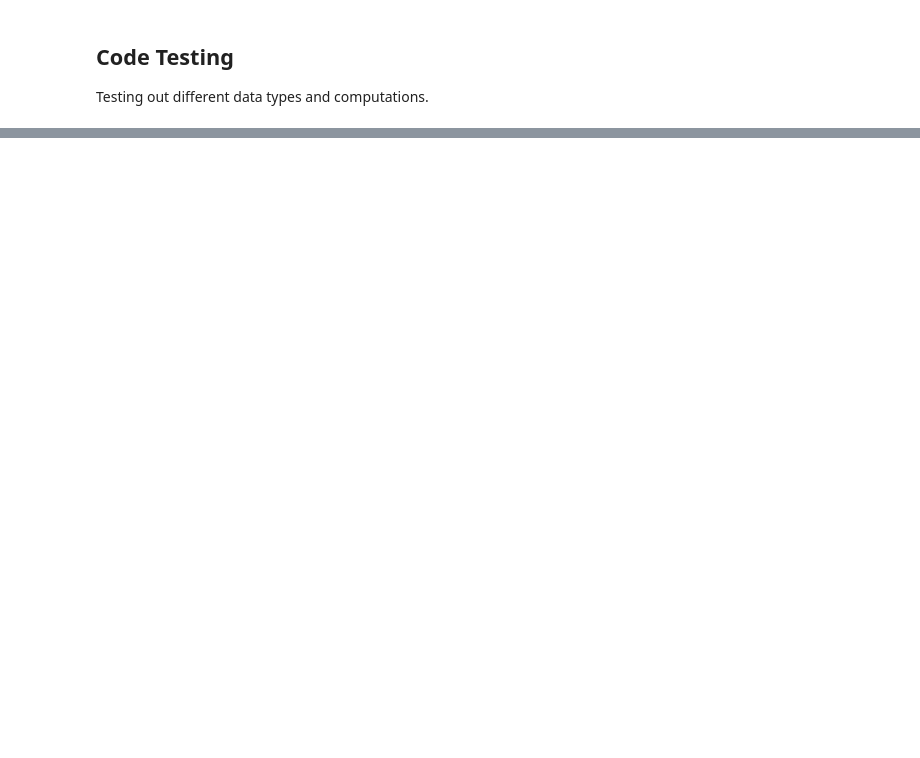
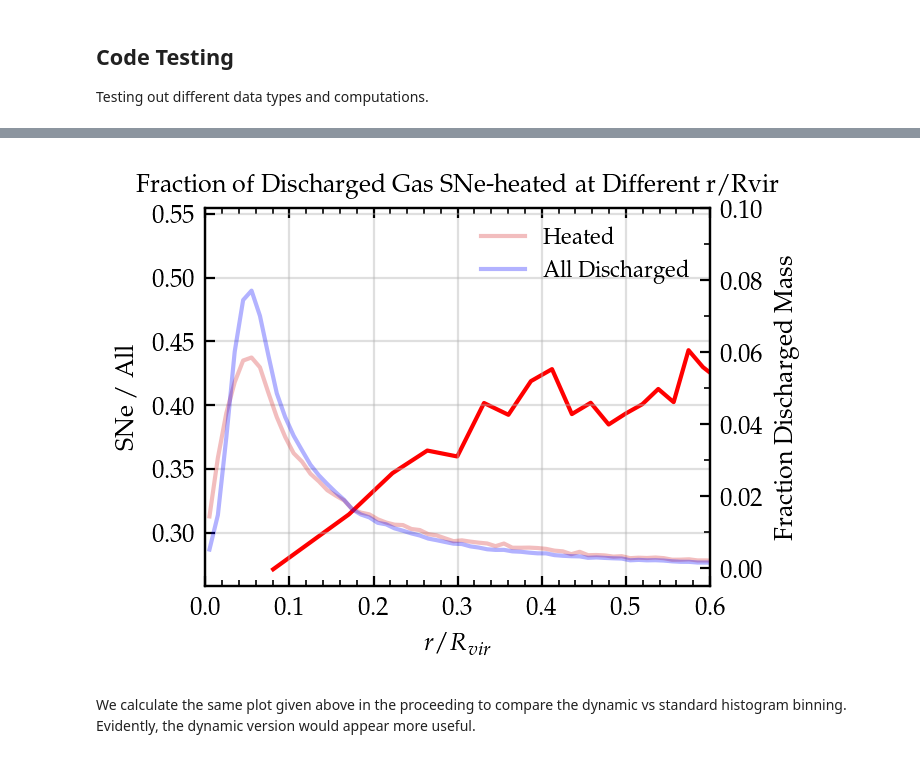
Before and after one commit to leoglonz/Astro_map, a Jupyter notebook: StellarFeedback_p2.ipynb, the cells around one changed output, grey strips where cells are left out. Cells and saved outputs as stored; diff of their text form; code cells hidden in the pictures; blank space fills up the shorter version.

```diff
--- a/StellarFeedback_p2.ipynb
+++ b/StellarFeedback_p2.ipynb
@@ -1115,0 +837,71 @@ heated[heated.key =='h148_13']
+# %%
+bincount = 50
+rangemax = 1.0
+
+bins = radialbins(discharged, bincount, rangemax)
+bincenters = 0.5*(bins[1:] + bins[:-1])
+
+
+# assigning particles in each set to equal sets of bins.
+_all, x = np.histogram(all_rR, bins=bins)
+
+_hot, x = np.histogram(hot_rR, bins=bins)
+
+# computing fraction hot/all for each bin.
+sne_ratio = np.array([])
+
+for i in range(0, bincount-1):
+    ratio = _hot[i]/_all[i]
+    sne_ratio = np.append(sne_ratio, ratio)
+    i += 1
+
+print(bins)
+
+
+### plotting fractions hot/all at different r/Rvir. ###
+fig, ax1 = plt.subplots(1,1,dpi=200, figsize=(3.5,2.5), constrained_layout=True) # change to dpi=300 for printout.
+
+# fraction sne/all.
+ax1.plot(bincenters, sne_ratio, label='SNe/All', c='r', zorder=-1000)
+
+ax1.set_xlabel(r'$r/R_{vir}$')
+ax1.set_ylabel('SNe / All')
+ax1.tick_params(axis ='y')
+
+
+# original sne, all distributions; adding twin axes to plot.
+ax2 = ax1.twinx()
+
+bins=100
+y1, x = np.histogram(hot_rR, bins=bins, weights=heated.weight, range=(0,rangemax))
+bincenters = 0.5*(x[1:] + x[:-1])
+ax2.plot(bincenters, y1, label='Heated', c='tab:red', alpha=0.3, zorder = -1)
+
+y1, x = np.histogram(all_rR, bins=bins, weights=discharged.weight, range=(0,rangemax))
+bincenters = 0.5*(x[1:] + x[:-1])
+ax2.plot(bincenters, y1, label='All Discharged', c='b', alpha=0.3, zorder=-1)
+
+
+ax2.set_ylabel('Fraction Discharged Mass')
+ax2.tick_params(axis ='y')
+
+
+# labels, axis scaling, etc.
+ax2.legend(frameon=False, fontsize='8')
+
+ax1.set_title('Fraction of Discharged Gas SNe-heated at Different r/Rvir', fontsize='medium')
+ax1.set_xlim(0,0.6)
+# ax1.set_ylim(-0.1,0.7)
+ax2.set_ylim(-0.005,0.1)
+
+
+ax1.xaxis.set_minor_locator(mpl.ticker.MultipleLocator(0.02))
+ax1.yaxis.set_minor_locator(mpl.ticker.MultipleLocator(0.05))
+ax2.yaxis.set_minor_locator(mpl.ticker.MultipleLocator(0.01))
+
+ax1.ticklabel_format(axis="y", style="plain",scilimits=(0,0))
+# ax1.tick_params(direction='in',which='both',right=True,top=True)
+ax1.grid(alpha=0.4, zorder=-1000)
+
+# plt.savefig('plots/theta_allsats_stacked.pdf')
+# %% [output]
@@ -1115,0 +917,3 @@ heated[heated.key =='h148_13']
+[figure, added]
+# %% [markdown]
+We calculate the same plot given above in the proceeding to compare the dynamic vs standard histogram binning. Evidently, the dynamic version would appear more useful.
```
Also changed, not shown: parts of 50 cells of this notebook, 4 other files.
